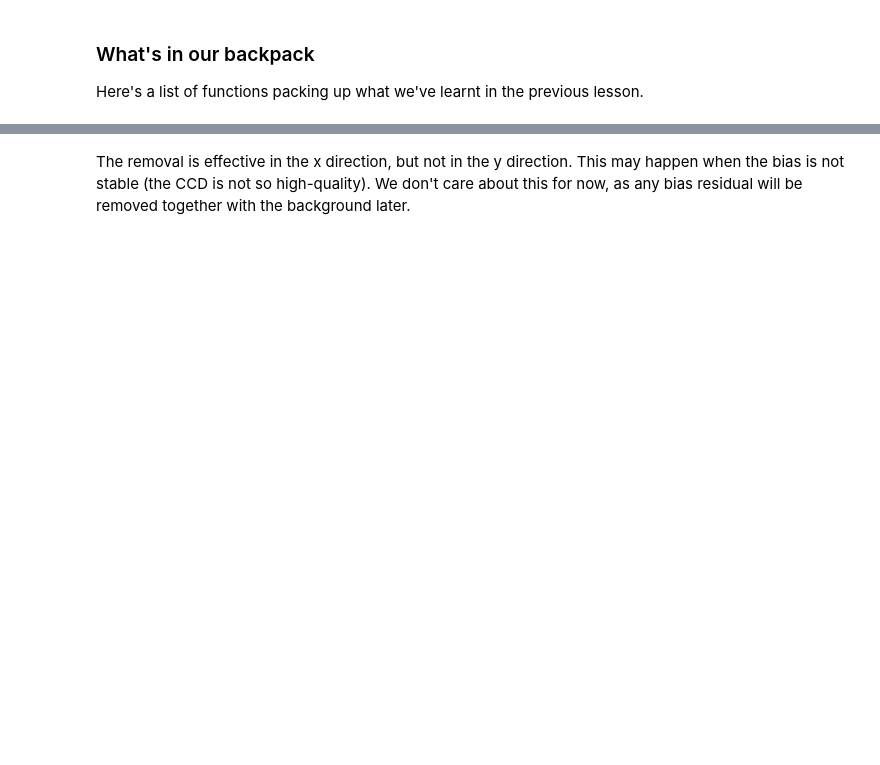
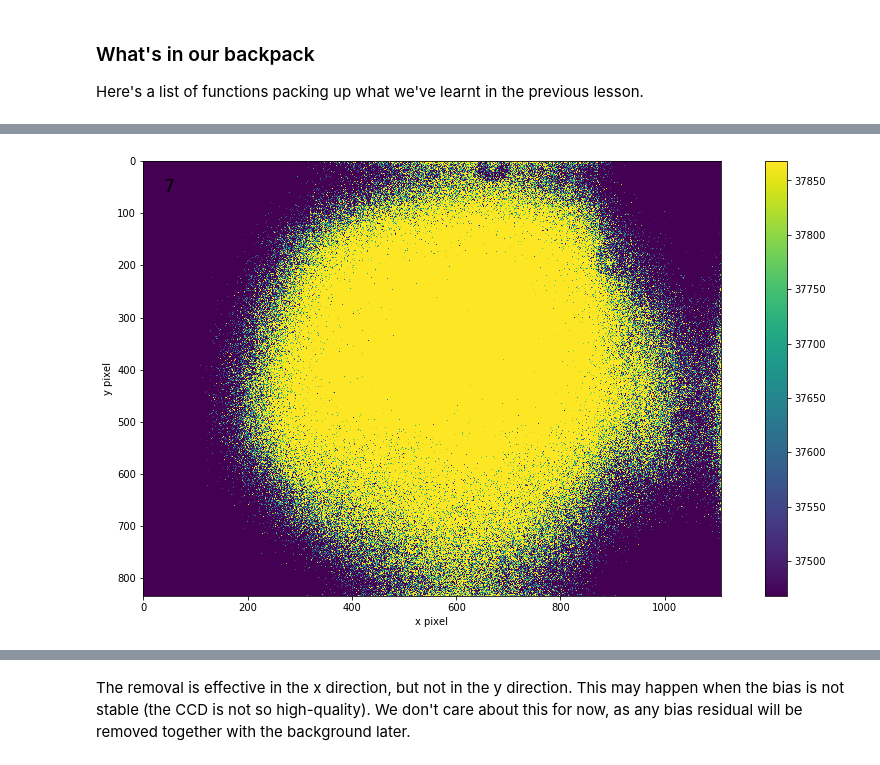
Before and after one commit to gcupani/lectures, a Jupyter notebook: image_reduction_analysis.ipynb, the cells around one changed output, grey strips where cells are left out. Saved outputs shown, nothing was run; the diff lists cells and outputs as text; code cells hidden in the pictures; blank space fills up the shorter version.

Commit message:
Add new improved version of image_reduction_analysis.ipynb.

```diff
--- a/image_reduction_analysis.ipynb
+++ b/image_reduction_analysis.ipynb
@@ -62,10 +94,6 @@ We can easily get an idea of the bias by setting a proper range for the colorbar
 # %%
-from astropy.io import fits
-import matplotlib.pyplot as plt
-import numpy as np
-
-names = np.array(['/Users/guido/Dropbox/lectures/2019/SZ_Lyn/Autosave Image -%03i.fit' % i for i in range(1,211)])
-sci = np.array([get_data(n) for n in names])
-sci_hdr = np.array([get_header(n) for n in names])
-plot_medrange(sci[0])  # Only 1st frame is plotted
-plt.show()
+sci_names = np.array(['/Users/guido/Dropbox/lectures/2019/SZ_Lyn/Autosave Image -%03i.fit' % i for i in range(1,211)])
+sci = np.array([np.flip(get_data(n)) for n in sci_names])
+sci_hdr = np.array([get_header(n) for n in sci_names])
+bias = np.array([get_data('/Users/guido/Dropbox/lectures/2019/bias/CCD Image %i.fit' % i) for i in range(9,17)])
+flat = np.array([get_data('/Users/guido/Dropbox/lectures/2019/flat/CCD Image %i.fit' % i) for i in range(8,16)])
@@ -74,4 +99,0 @@ Let's compare it with a bias frame:
-# %%
-bias = get_data('/Users/guido/Dropbox/lectures/2019/bias/CCD Image 10.fit')
-plot_medrange(bias)
-plt.show()
@@ -80,4 +99,0 @@ Bias frames appear flipped along both axes (look at the dead columns), so we hav
-# %%
-bias = np.flip(get_data('/Users/guido/Dropbox/lectures/2019/bias/CCD Image 10.fit'))
-plot_medrange(bias)
-plt.show()
@@ -83,0 +104,6 @@ plt.show()
+# %%
+plot_sequence(sci, plot_medrange)
+plot_sequence(bias, plot_medrange)
+plot_sequence(flat, plot_medrange)
+# %% [output]
+[figure, added]
```
Also changed, not shown: parts of 53 cells of this notebook.
